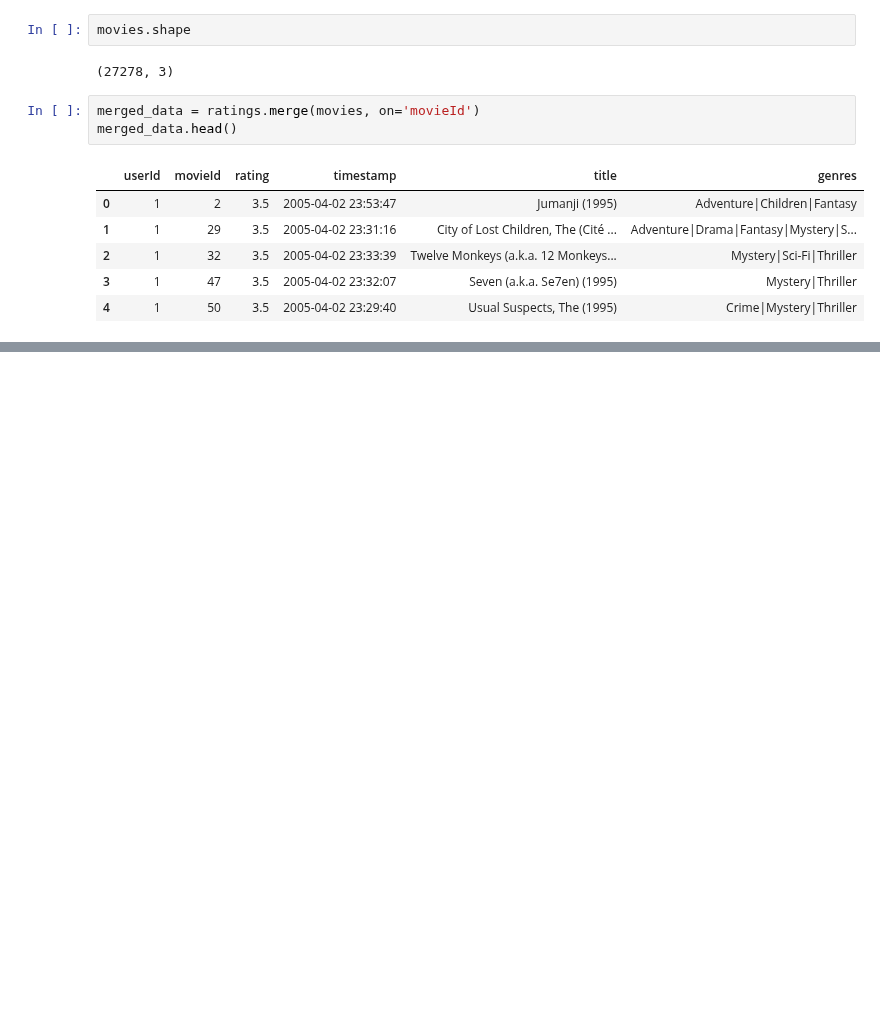
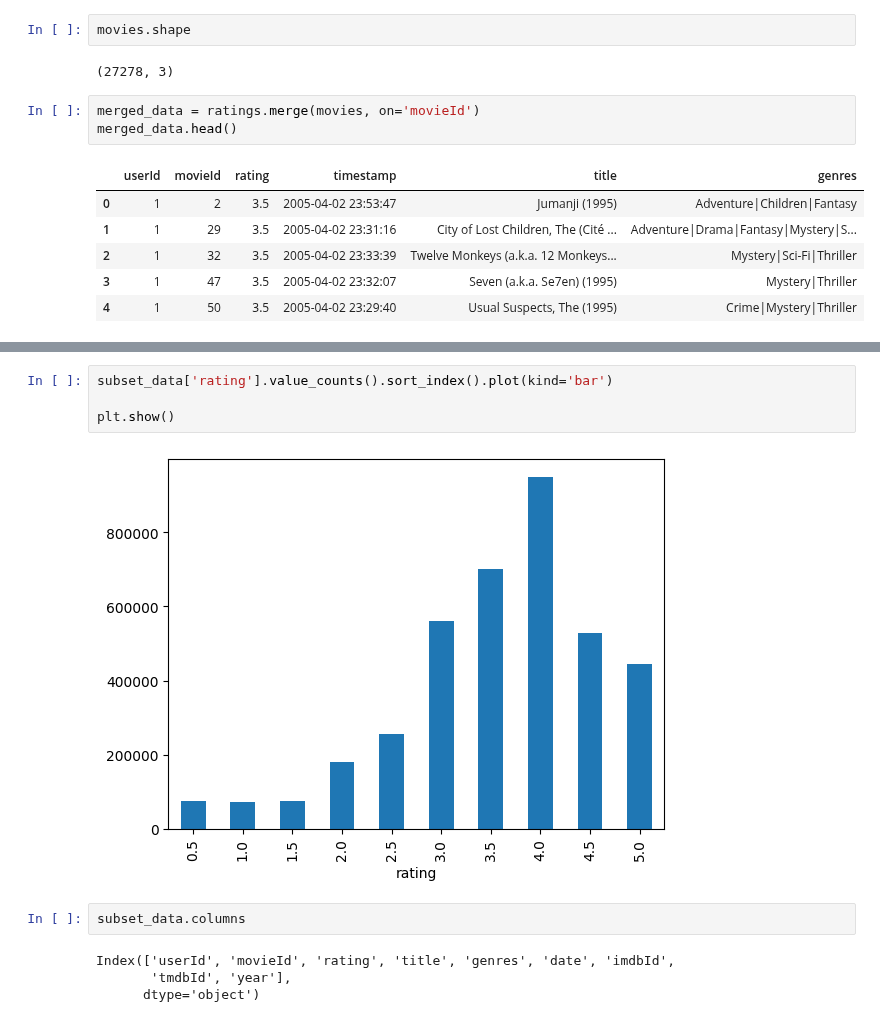
Before and after one commit to abbasatayee/collab, a Jupyter notebook: Movie_Recommendation_System.ipynb, the cells around one changed output, grey strips where cells are left out. Cells and saved outputs as stored; diff of their text form; blank space fills up the shorter version.

```diff
--- a/Movie_Recommendation_System.ipynb
+++ b/Movie_Recommendation_System.ipynb
@@ -100,0 +238,12 @@ sorted_data.head()
+# %%
+subset_data['rating'].value_counts().sort_index().plot(kind='bar')
+
+plt.show()
+# %% [output]
+[figure, added]
+# %%
+subset_data.columns
+# %% [output]
+Index(['userId', 'movieId', 'rating', 'title', 'genres', 'date', 'imdbId',
+       'tmdbId', 'year'],
+      dtype='object')
```
Also changed, not shown: parts of 30 cells of this notebook.
